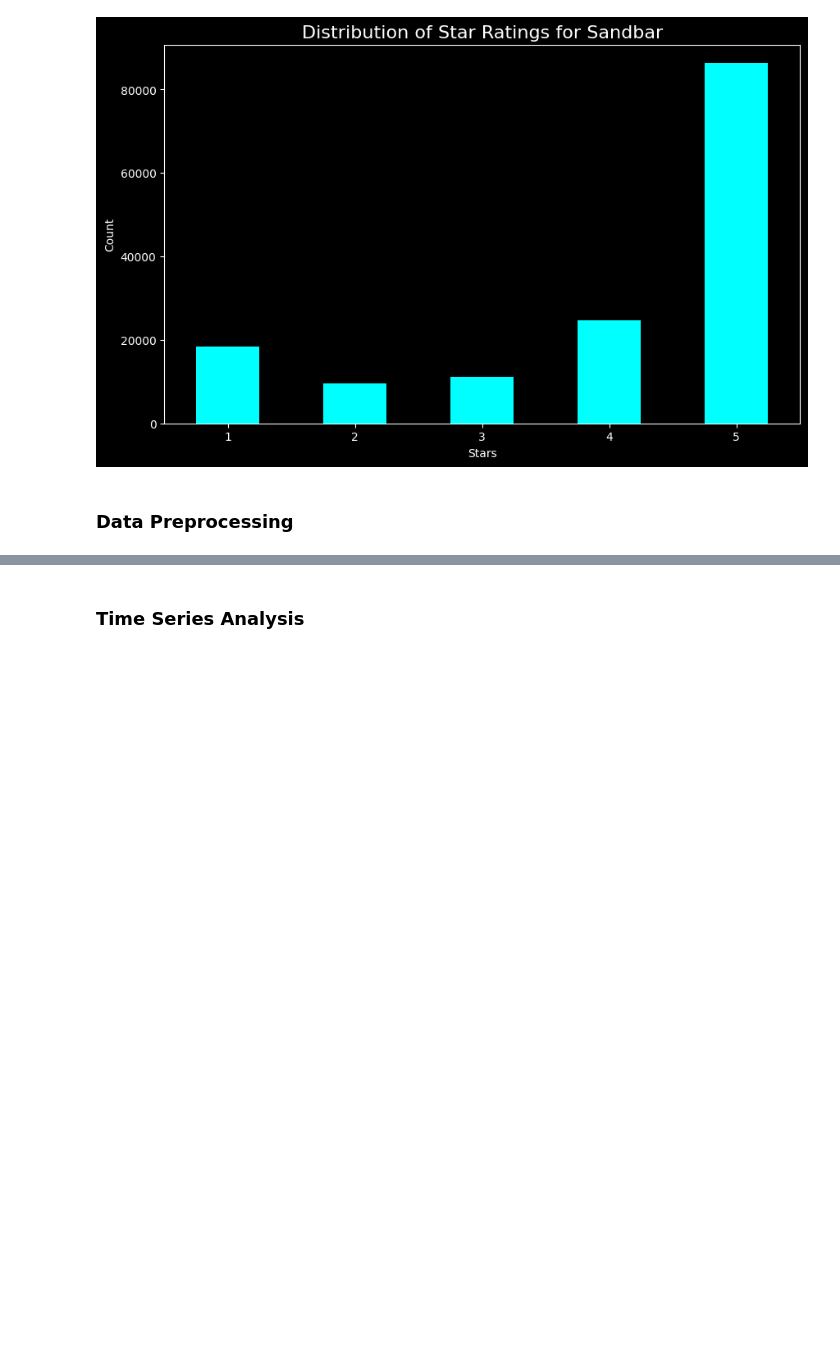
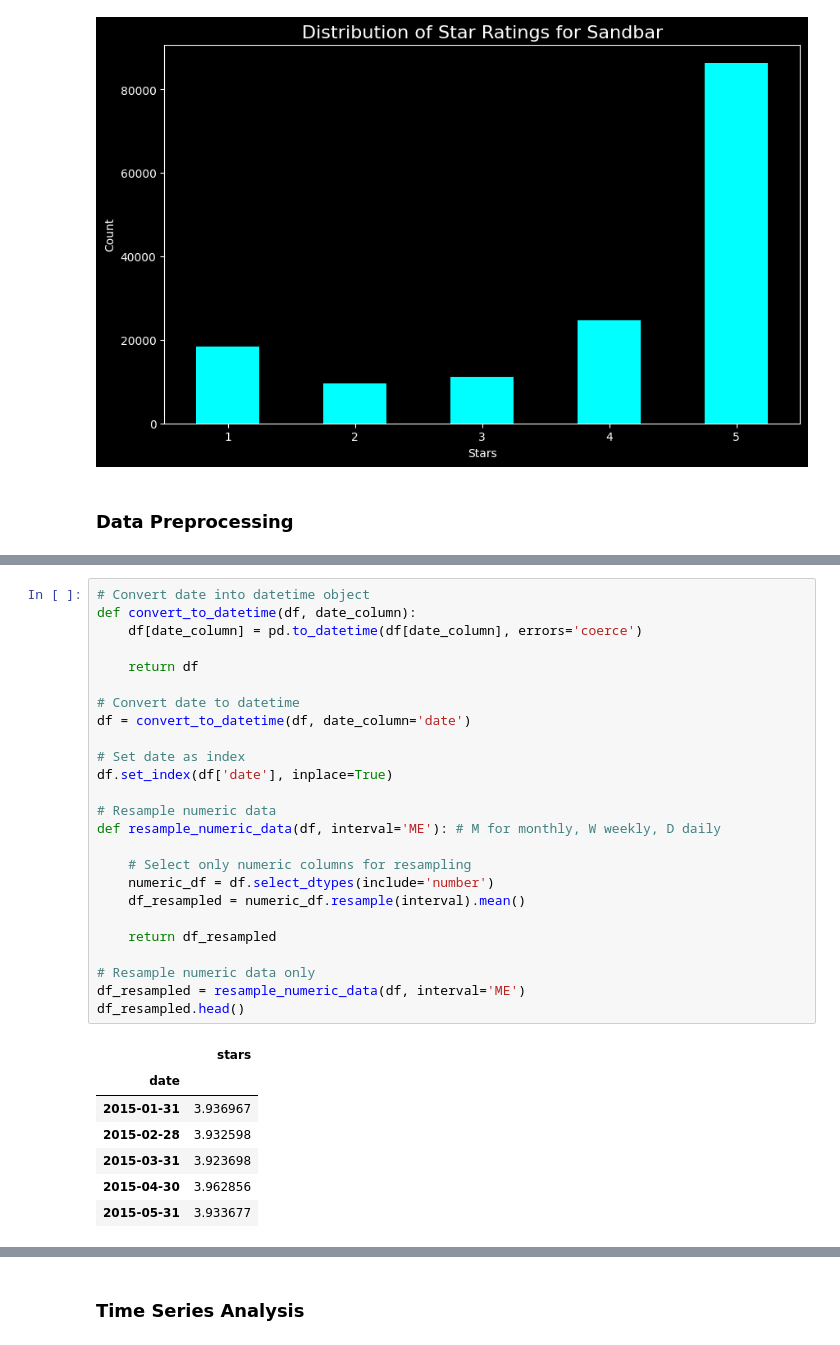
Before and after one commit to erwincarlogonzales/2.4-nlp-deployment, a Jupyter notebook: nlp.ipynb, the cells around one changed output, grey strips where cells are left out. Cells and saved outputs as stored; diff of their text form; blank space fills up the shorter version.

```diff
--- a/nlp.ipynb
+++ b/nlp.ipynb
@@ -136,0 +204,33 @@ df.head()
+# %%
+# Convert date into datetime object
+def convert_to_datetime(df, date_column):
+    df[date_column] = pd.to_datetime(df[date_column], errors='coerce')
+
+    return df
+
+# Convert date to datetime
+df = convert_to_datetime(df, date_column='date')
+
+# Set date as index
+df.set_index(df['date'], inplace=True)
+
+# Resample numeric data
+def resample_numeric_data(df, interval='ME'): # M for monthly, W weekly, D daily
+
+    # Select only numeric columns for resampling
+    numeric_df = df.select_dtypes(include='number')
+    df_resampled = numeric_df.resample(interval).mean()
+
+    return df_resampled
+
+# Resample numeric data only
+df_resampled = resample_numeric_data(df, interval='ME')
+df_resampled.head()
+# %% [output]
+|  | stars |
+| date |  |
+| 2015-01-31 | 3.936967 |
+| 2015-02-28 | 3.932598 |
+| 2015-03-31 | 3.923698 |
+| 2015-04-30 | 3.962856 |
+| 2015-05-31 | 3.933677 |
```
Also changed, not shown: parts of 9 cells of this notebook, 1 other file.
